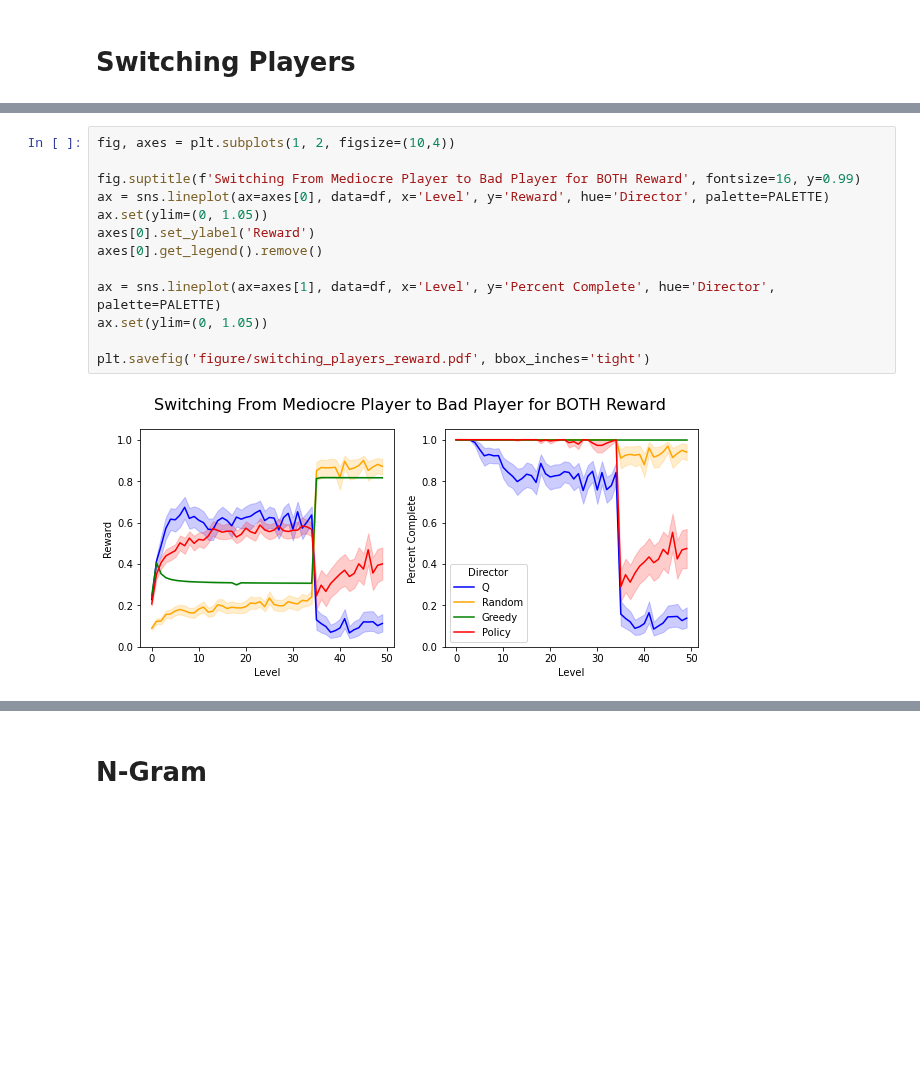
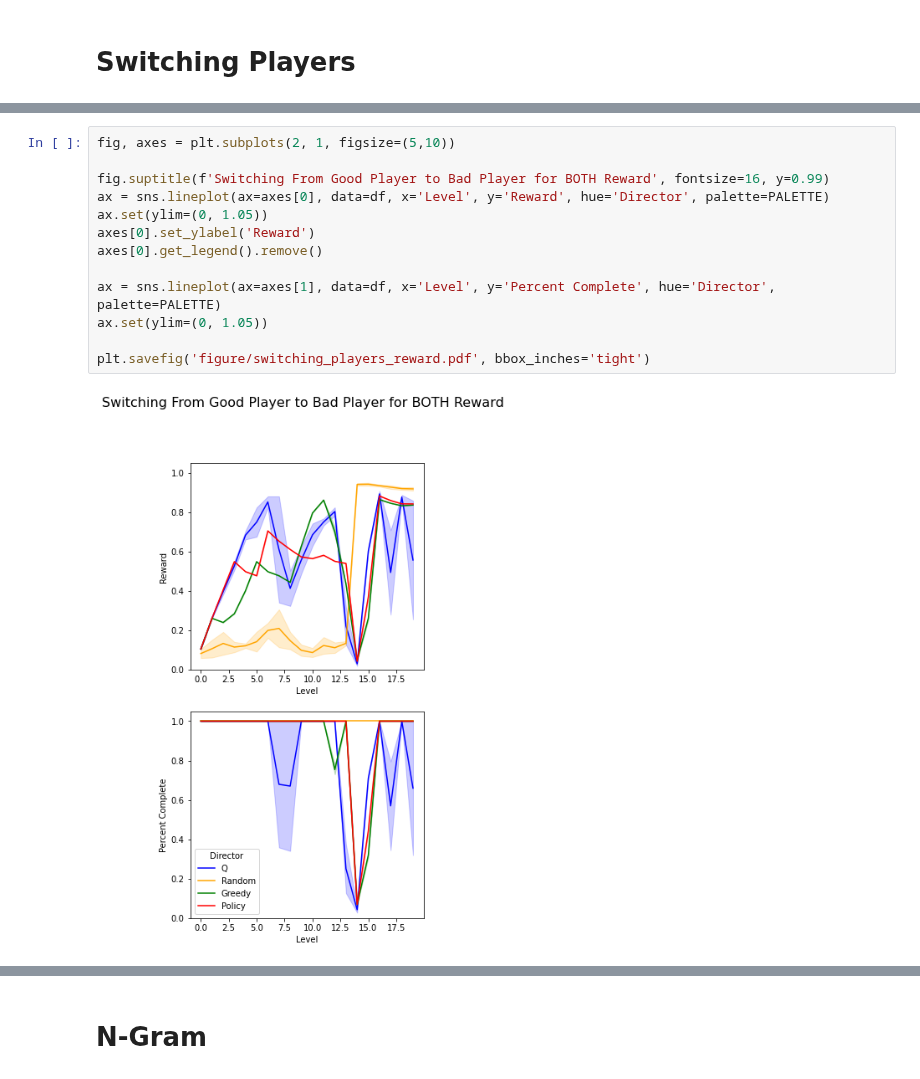
Before and after one commit to crowdgames/mdp-level-assembly, a Jupyter notebook: Analysis.ipynb, the cells around one changed output, grey strips where cells are left out. Cells and saved outputs as stored; diff of their text form; blank space fills up the shorter version.

```diff
--- a/Analysis.ipynb
+++ b/Analysis.ipynb
@@ -457,20 +443,20 @@ df, info = get_all_player_playthroughs(config, 'switch')
 # %% [output]
 Loading links from: ./GramElitesData/IcarusData/gram_elites/links_True.json
 # %%
-fig, axes = plt.subplots(1, 2, figsize=(10,4))
+fig, axes = plt.subplots(2, 1, figsize=(5,10))
 
-fig.suptitle(f'Switching From Mediocre Player to Bad Player for BOTH Reward', fontsize=16, y=0.99)
+fig.suptitle(f'Switching From Good Player to Bad Player for BOTH Reward', fontsize=16, y=0.99)
 ax = sns.lineplot(ax=axes[0], data=df, x='Level', y='Reward', hue='Director', palette=PALETTE)
 ax.set(ylim=(0, 1.05))
 axes[0].set_ylabel('Reward')
 axes[0].get_legend().remove()
 
 ax = sns.lineplot(ax=axes[1], data=df, x='Level', y='Percent Complete', hue='Director', palette=PALETTE)
 ax.set(ylim=(0, 1.05))
 
 plt.savefig('figure/switching_players_reward.pdf', bbox_inches='tight')
 # %% [output]
-[figure, old version]
+[figure, new version]
 # %%
 switch_heatmap(df, graph, config.MAX_BC, None, 'BOTH', info)
 # %% [output]
```
Also changed, not shown: parts of 21 cells of this notebook, 18 other files.
